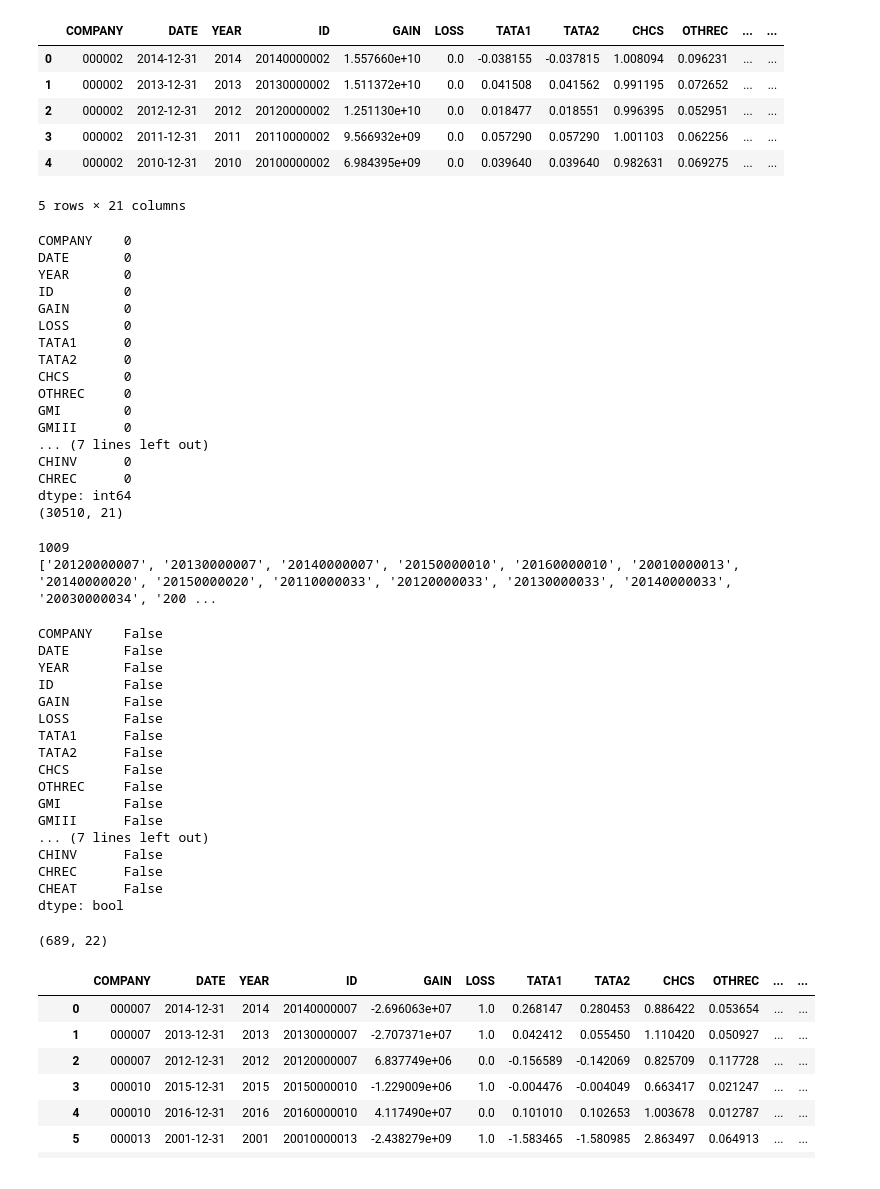
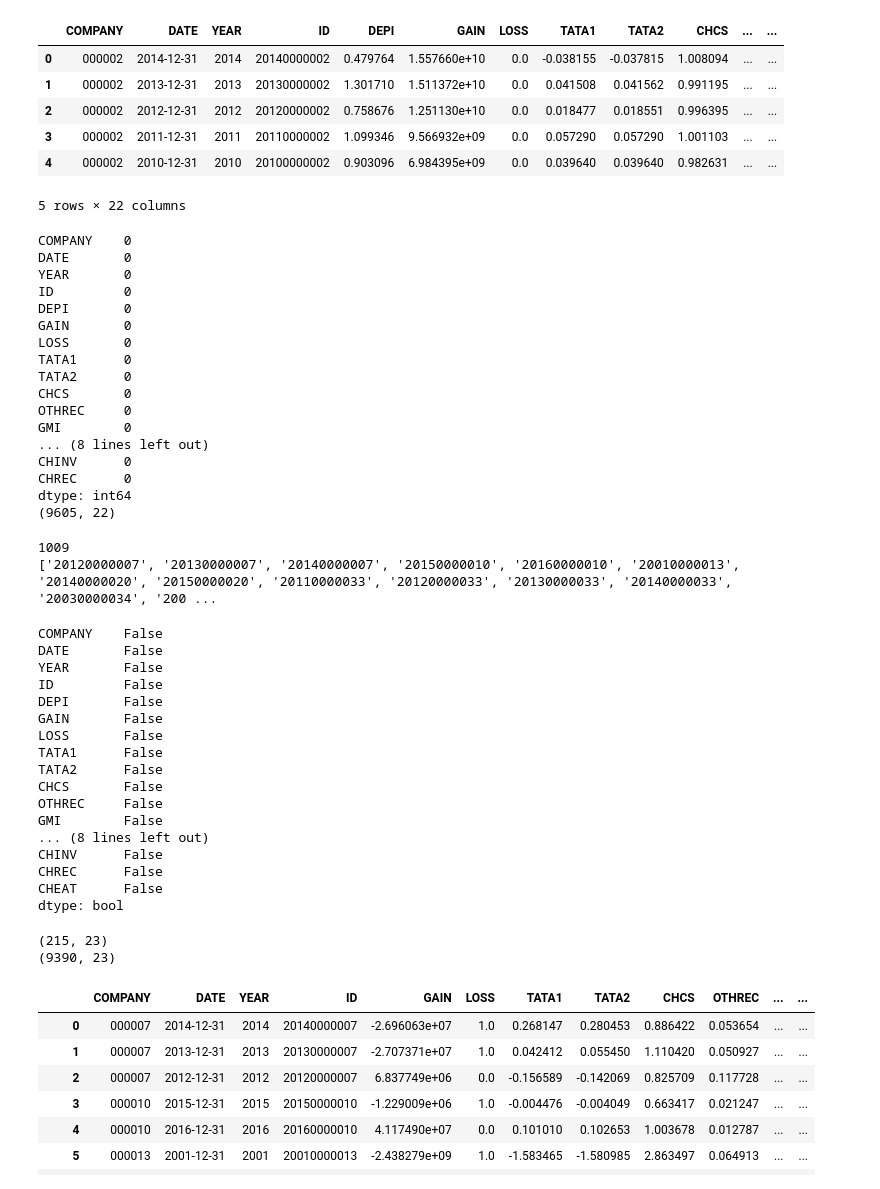
Before and after one commit to aizf/predicting_financial_fraud, a Jupyter notebook: excel2csv.ipynb, the cells around one changed output. Saved outputs shown, nothing was run; the diff lists cells and outputs as text; code cells hidden in the pictures.

```diff
--- a/excel2csv.ipynb
+++ b/excel2csv.ipynb
@@ -5,32 +5,34 @@ from tqdm import tqdm
 # %%
 df1=pd.read_excel('./data/1.xlsx',sheet_name='四个自变量99-17',
 keep_default_na=False,
     dtype={
         'COMPANY': str,
         'YEAR': str,
         'ID': str,
     })
 df2=pd.read_excel('./data/1.xlsx',sheet_name='违规信息黑名单94-20',keep_default_na=False,
     dtype={
         'COMPANY': str,
         'YEAR': str,
         'YEARS': str,
         'ID': str
     })
+
+df1.drop(["有格式版本"],axis=1,inplace=True)
 # df1.set_index('ID')
 # df2.set_index('ID')
 df1=df1.dropna().reset_index(drop=True)
 df2=df2.dropna().reset_index(drop=True)
 df1.head()
 # df2.head()
 # %% [output]
-|  | COMPANY | DATE | YEAR | ID | GAIN | LOSS | TATA1 | TATA2 | CHCS | OTHREC | ... | ... |
-| 0 | 000002 | 2014-12-31 | 2014 | 20140000002 | 1.557660e+10 | 0.0 | -0.038155 | -0.037815 | 1.008094 | 0.096231 | ... | ... |
-| 1 | 000002 | 2013-12-31 | 2013 | 20130000002 | 1.511372e+10 | 0.0 | 0.041508 | 0.041562 | 0.991195 | 0.072652 | ... | ... |
-| 2 | 000002 | 2012-12-31 | 2012 | 20120000002 | 1.251130e+10 | 0.0 | 0.018477 | 0.018551 | 0.996395 | 0.052951 | ... | ... |
-| 3 | 000002 | 2011-12-31 | 2011 | 20110000002 | 9.566932e+09 | 0.0 | 0.057290 | 0.057290 | 1.001103 | 0.062256 | ... | ... |
-| 4 | 000002 | 2010-12-31 | 2010 | 20100000002 | 6.984395e+09 | 0.0 | 0.039640 | 0.039640 | 0.982631 | 0.069275 | ... | ... |
+|  | COMPANY | DATE | YEAR | ID | DEPI | GAIN | LOSS | TATA1 | TATA2 | CHCS | ... | ... |
+| 0 | 000002 | 2014-12-31 | 2014 | 20140000002 | 0.479764 | 1.557660e+10 | 0.0 | -0.038155 | -0.037815 | 1.008094 | ... | ... |
+| 1 | 000002 | 2013-12-31 | 2013 | 20130000002 | 1.301710 | 1.511372e+10 | 0.0 | 0.041508 | 0.041562 | 0.991195 | ... | ... |
+| 2 | 000002 | 2012-12-31 | 2012 | 20120000002 | 0.758676 | 1.251130e+10 | 0.0 | 0.018477 | 0.018551 | 0.996395 | ... | ... |
+| 3 | 000002 | 2011-12-31 | 2011 | 20110000002 | 1.099346 | 9.566932e+09 | 0.0 | 0.057290 | 0.057290 | 1.001103 | ... | ... |
+| 4 | 000002 | 2010-12-31 | 2010 | 20100000002 | 0.903096 | 6.984395e+09 | 0.0 | 0.039640 | 0.039640 | 0.982631 | ... | ... |
-5 rows × 21 columns
+5 rows × 22 columns
 # %%
 print(df1.isnull().sum())
 print(df1.shape)
@@ -42,6 +44,7 @@ COMPANY    0
 DATE       0
 YEAR       0
 ID         0
+DEPI       0
 GAIN       0
 LOSS       0
 TATA1      0
@@ -49,12 +52,11 @@ TATA2      0
 CHCS       0
 OTHREC     0
 GMI        0
-GMIII      0
-... (7 lines left out)
+... (8 lines left out)
 CHINV      0
 CHREC      0
 dtype: int64
-(30510, 21)
+(9605, 22)
 # %%
 def cal_cheat_ids():
     cheat_ids=[]
@@ -111,6 +113,7 @@ COMPANY    False
 DATE       False
 YEAR       False
 ID         False
+DEPI       False
 GAIN       False
 LOSS       False
 TATA1      False
@@ -118,16 +121,17 @@ TATA2      False
 CHCS       False
 OTHREC     False
 GMI        False
-GMIII      False
-... (7 lines left out)
+... (8 lines left out)
 CHINV      False
 CHREC      False
 CHEAT      False
 dtype: bool
 # %%
-df3[df3["CHEAT"]==1].shape
+print(df3[df3["CHEAT"]==1].shape)
+print(df3[df3["CHEAT"]==0].shape)
 # %% [output]
-(689, 22)
+(215, 23)
+(9390, 23)
 # %%
 df3
 # %% [output]
```
Also changed, not shown: 9 other files.
